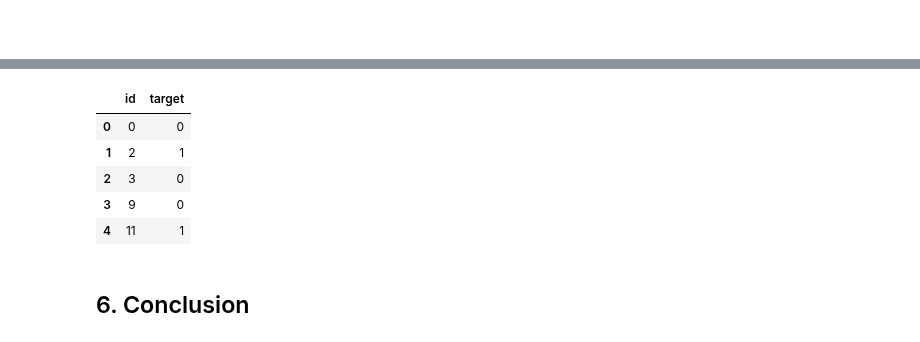
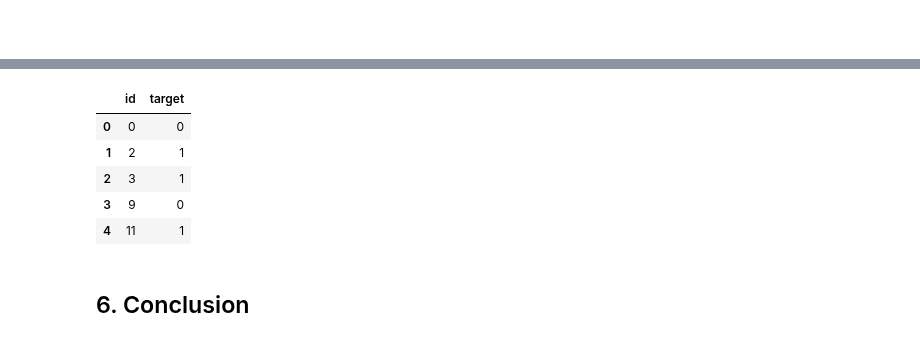
Before and after one commit to grivera64/Google-Tech-Exchange-Machine-Learning-Final-Project, a Jupyter notebook: Giovanni_&_Oscar_Twitter_Disasters_Final_Report.ipynb, the cells around one changed output, grey strips where cells are left out. Drawn from its saved outputs; the diff is of its cells as text; code cells hidden in the pictures.

```diff
--- a/Giovanni_&_Oscar_Twitter_Disasters_Final_Report.ipynb
+++ b/Giovanni_&_Oscar_Twitter_Disasters_Final_Report.ipynb
@@ -947,10 +1045,10 @@ print(f'Val Loss: {cnn_loss}')
 # %%
-pd.read_csv('ffnn_submission.csv').head()
+pd.read_csv('rnn_submission.csv').head()
 # %% [output]
 |  | id | target |
 | 0 | 0 | 0 |
 | 1 | 2 | 1 |
-| 2 | 3 | 0 |
+| 2 | 3 | 1 |
 | 3 | 9 | 0 |
 | 4 | 11 | 1 |
 # %% [markdown]
```
Also changed, not shown: parts of 22 cells of this notebook, 2 other files.
